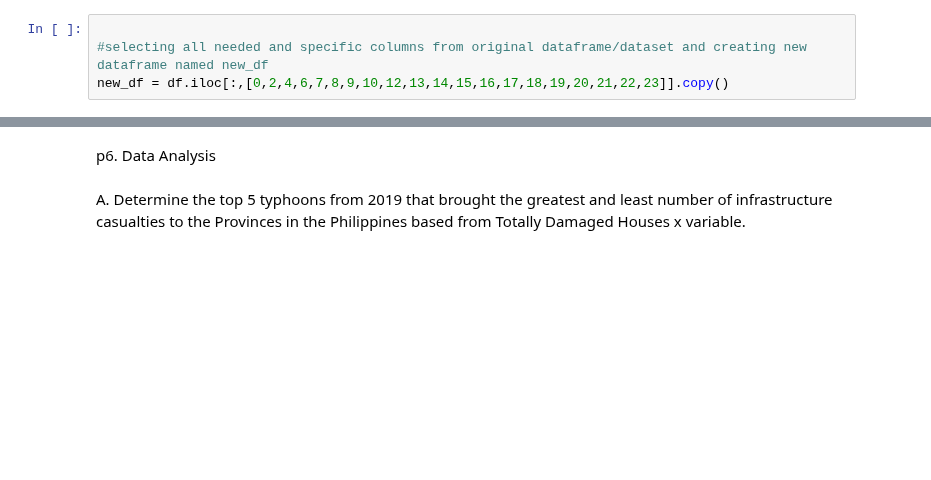
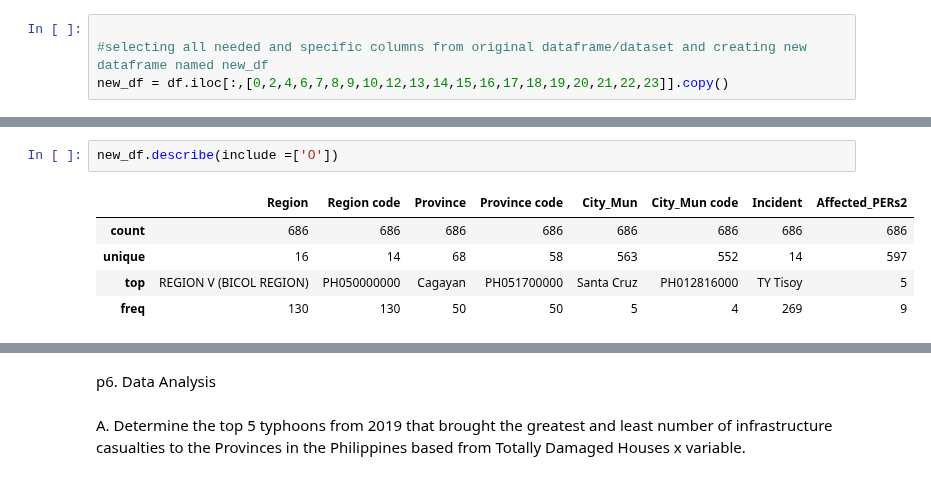
Before and after one commit to GEA960/ITBA-3207_TeamTyphoonAnalysts, a Jupyter notebook: Data Sets Coding Analysis/Data Analysis and Coding for Both Data Sets.ipynb, the cells around one changed output, grey strips where cells are left out. Drawn from its saved outputs; the diff is of its cells as text; blank space fills up the shorter version.

```diff
--- a/Data Sets Coding Analysis/Data Analysis and Coding for Both Data Sets.ipynb
+++ b/Data Sets Coding Analysis/Data Analysis and Coding for Both Data Sets.ipynb
@@ -163,0 +212,8 @@ p5. Correlation Analysis of the featured X variables.
+# %%
+new_df.describe(include =['O'])
+# %% [output]
+|  | Region | Region code | Province | Province code | City_Mun | City_Mun code | Incident | Affected_PERs2 |
+| count | 686 | 686 | 686 | 686 | 686 | 686 | 686 | 686 |
+| unique | 16 | 14 | 68 | 58 | 563 | 552 | 14 | 597 |
+| top | REGION V (BICOL REGION) | PH050000000 | Cagayan | PH051700000 | Santa Cruz | PH012816000 | TY Tisoy | 5 |
+| freq | 130 | 130 | 50 | 50 | 5 | 4 | 269 | 9 |
```
Also changed, not shown: parts of 25 cells of this notebook.
